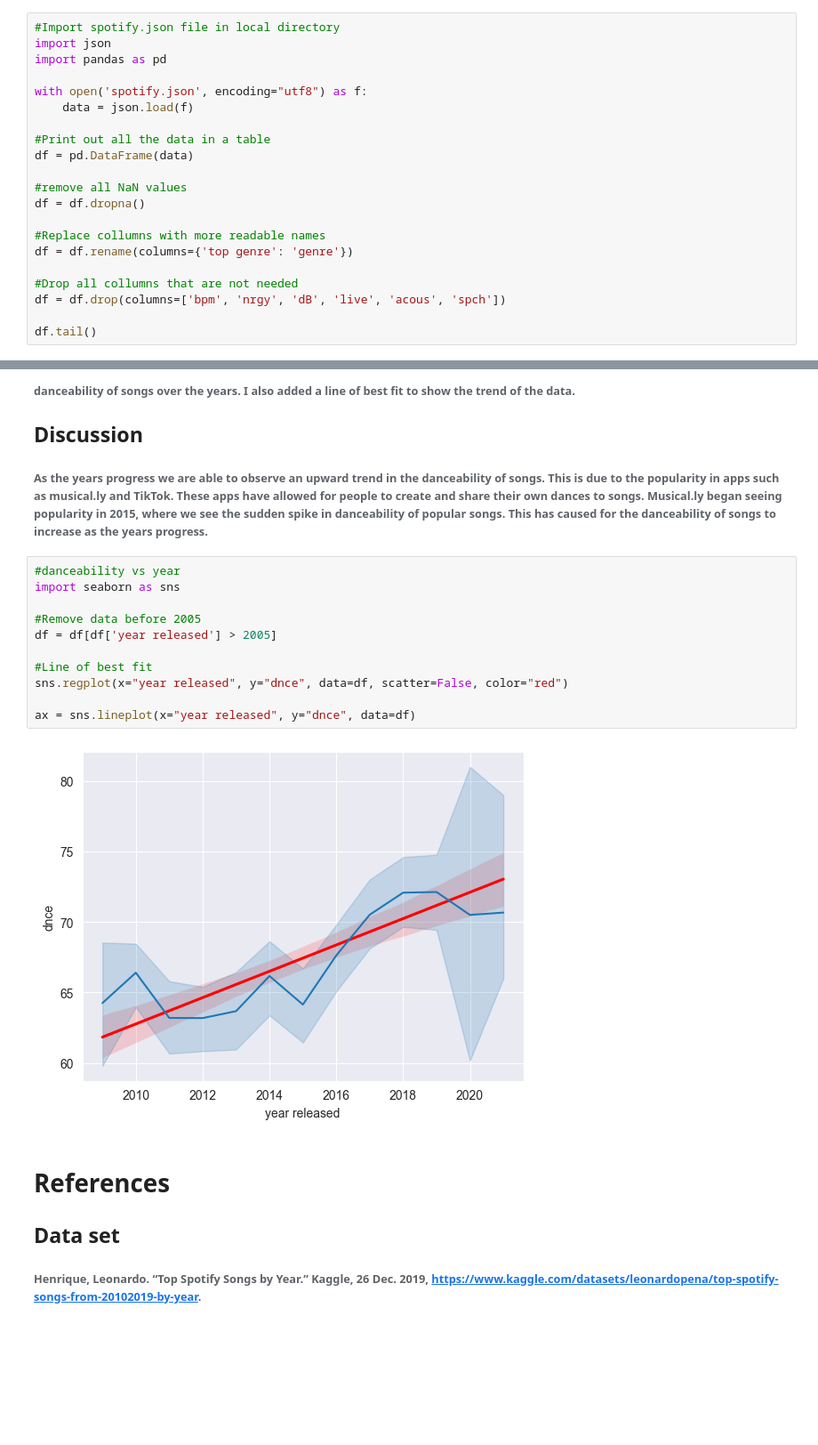
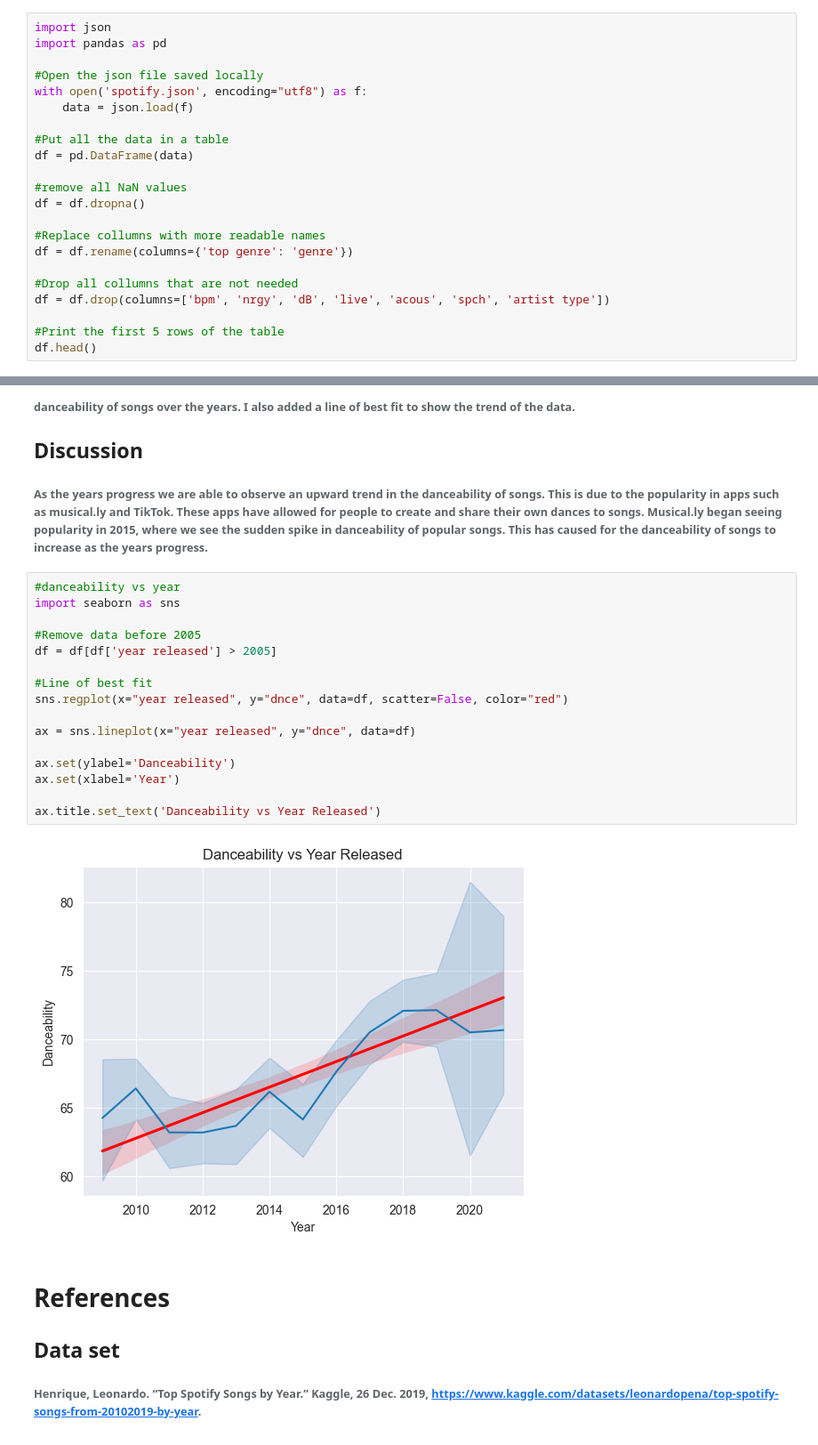
Before and after one commit to McGodFTW/jupyter_assignment1, a Jupyter notebook: main.ipynb, the cells around one changed output, grey strips where cells are left out. Shown: that part at 89% size. Saved outputs shown, nothing was run; the diff lists cells and outputs as text; blank space fills up the shorter version.

```diff
--- a/main.ipynb
+++ b/main.ipynb
@@ -5,12 +5,12 @@
 # %%
-#Import spotify.json file in local directory
 import json
 import pandas as pd
 
+#Open the json file saved locally
 with open('spotify.json', encoding="utf8") as f:
     data = json.load(f)
 
-#Print out all the data in a table
+#Put all the data in a table
 df = pd.DataFrame(data)
 
 #remove all NaN values
@@ -20,7 +20,8 @@ df = df.dropna()
 df = df.rename(columns={'top genre': 'genre'})
 
 #Drop all collumns that are not needed
-df = df.drop(columns=['bpm', 'nrgy', 'dB', 'live', 'acous', 'spch'])
+df = df.drop(columns=['bpm', 'nrgy', 'dB', 'live', 'acous', 'spch', 'artist type'])
 
-df.tail()
+#Print the first 5 rows of the table
+df.head()
 # %% [output]
@@ -159,16 +165,21 @@ plt.legend(bbox_to_anchor=(1.05, 1), loc=2, borderaxespad=0.)
 # %%
 #danceability vs year
 import seaborn as sns
 
 #Remove data before 2005
 df = df[df['year released'] > 2005]
 
 #Line of best fit
 sns.regplot(x="year released", y="dnce", data=df, scatter=False, color="red")
 
 ax = sns.lineplot(x="year released", y="dnce", data=df)
+
+ax.set(ylabel='Danceability')
+ax.set(xlabel='Year')
+
+ax.title.set_text('Danceability vs Year Released')
 # %% [output]
-[figure, old version]
+[figure, new version]
 # %% [markdown]
 # References
 
```
Also changed, not shown: parts of 7 cells of this notebook.
